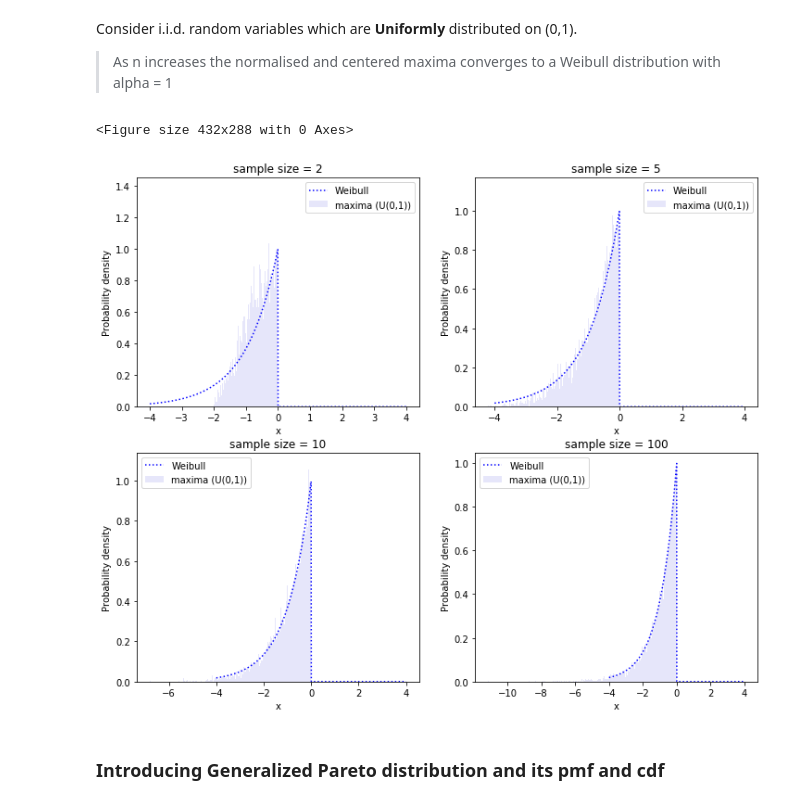
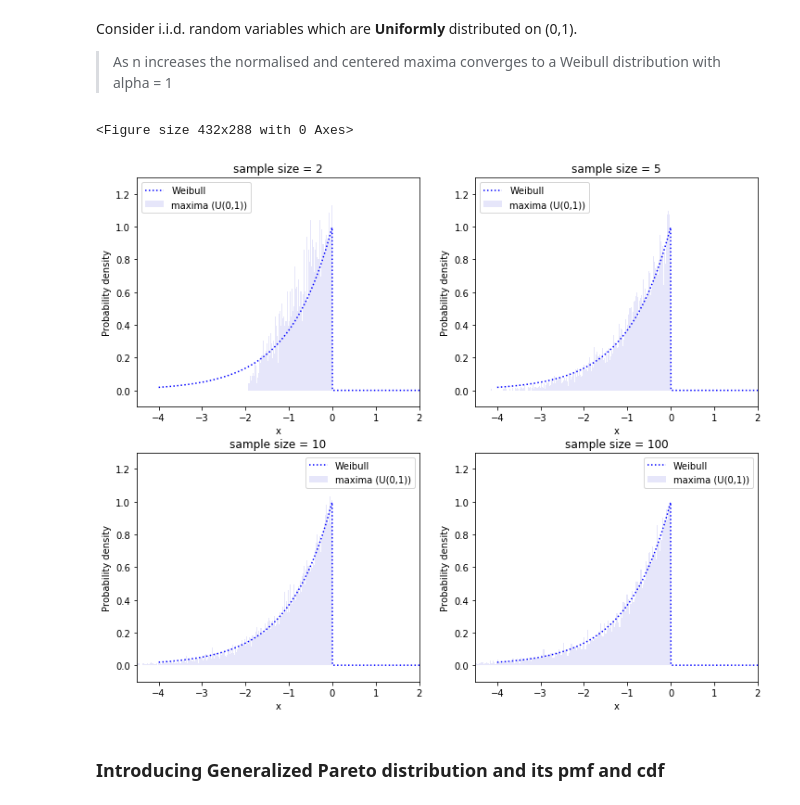
Before and after one commit to nathalieveronika/extreme_value_theory, a Jupyter notebook: 4ClassicEVT.ipynb, the cells around one changed output. Saved outputs shown, nothing was run; the diff lists cells and outputs as text; code cells hidden in the pictures.

```diff
--- a/4ClassicEVT.ipynb
+++ b/4ClassicEVT.ipynb
@@ -141,15 +213,17 @@ f = plt.figure()
 fig, ((ax1,ax2), (ax3,ax4)) = plt.subplots(2,2,figsize=(12,10))
 
 alpha = 1
-for sample_size_n, ax in zip([5,10,100,10000], [ax1,ax2,ax3,ax4]):
+for sample_size_n, ax in zip([5,10,100,1000], [ax1,ax2,ax3,ax4]):
   draws = 10000
   maxima = []
   for _ in range(draws):
       sample = np.random.standard_cauchy(size=sample_size_n)
       if sample.max()>0:
-            maxima.append(float(sample.max()*pi/sample_size_n)) #centered and normalizes with b=0, a=cot(pi/n)
+            maxima.append(float(sample.max()/cot(pi/sample_size_n))) #centered and normalizes with b=0, a=cot(pi/n)
+            #maxima.append(float(sample.max()*(pi/sample_size_n)))
             # auch mal mit 1/(tan(pi/2-pi/sample_size_n)) probiert,
             # dann brauchts noch diese Bedingung: and tan(pi/2-pi/sample_size_n)!=0
+
       else:
         maxima.append(0)
   x = np.linspace(-4,5,10000)
@@ -177,41 +251,36 @@ Consider i.i.d. random variables which are **Uniformly** distributed on (0,1).
 # %%
 import math
 import numpy as np
 import matplotlib.pyplot as plt
 from scipy.stats import gumbel_r, weibull_max, invweibull
 
 f = plt.figure()
 fig, ((ax1,ax2), (ax3,ax4)) = plt.subplots(2,2,figsize=(12,10))
 
 alpha = 1
 for sample_size_n, ax in zip([2,5,10,100],[ax1,ax2,ax3,ax4]):
   draws = 10000
   maxima = []
   for _ in range(draws):
       sample = np.random.uniform(0,1,size=sample_size_n)
       maxima.append((sample.max()-1)*sample_size_n) #centered and normalizes with b=1, a=n
 
   x = np.linspace(-4,4,1000)
   ax.set_xlabel('x')
   ax.set_ylabel('Probability density')
   ax.plot(x,weibull_max.pdf(x,alpha),label='Weibull',linestyle=":",color="blue")
   ax.hist(maxima,bins=300,density=True,label='maxima (U(0,1))',color="lavender")
   ax.title.set_text(f'sample size = {sample_size_n}')
   ax.legend()
+  ax.set_xlim(-4.5,2)
+  ax.set_ylim(-0.1,1.3)
 
 plt.savefig(filepath+"Uniform&Weibull.png", bbox_inches = 'tight')
 
 plt.show()
-
-
-
-#plt.xlim(-4.5,4.5)
-#plt.ylim(-0.1,1.1)
-#plt.savefig(".png")
-#files.download(".png")
 # %% [output]
 <Figure size 432x288 with 0 Axes>
-[figure, old version]
+[figure, new version]
 # %% [markdown]
 ### Introducing Generalized Pareto distribution and its pmf and cdf
 # %% [markdown]
```
Also changed, not shown: parts of 16 cells of this notebook.
